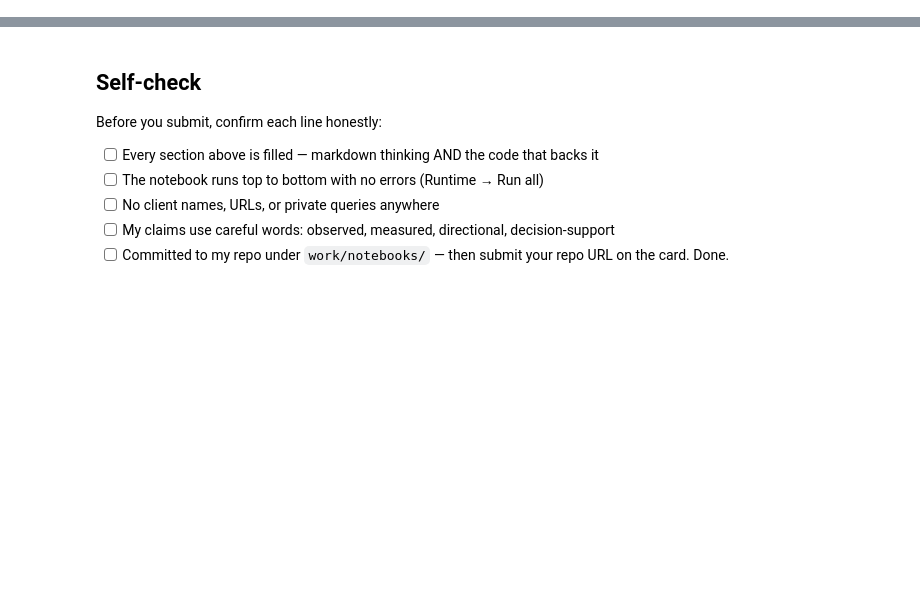
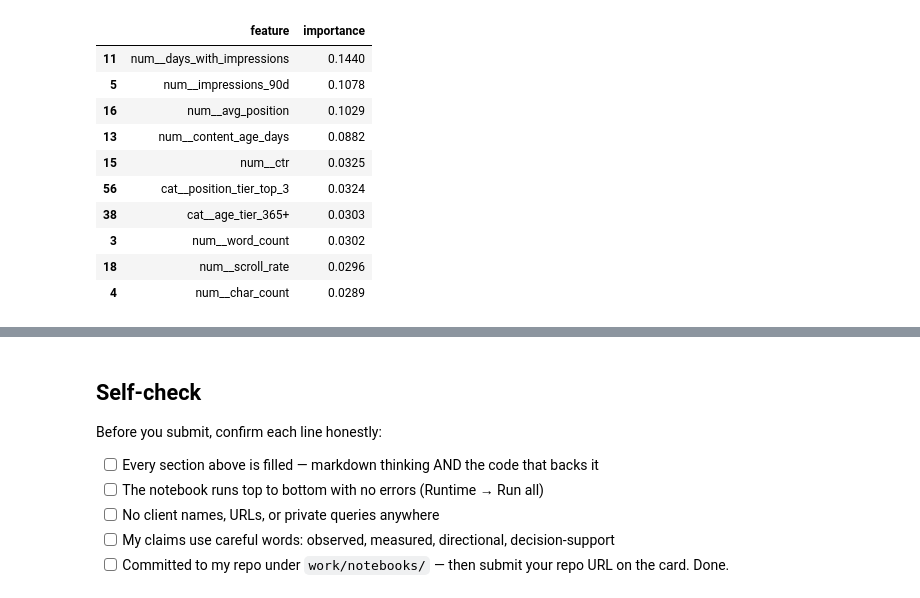
Before and after one commit to nancy121205/flyrank, a Jupyter notebook: work/notebooks/w05_model.ipynb, the cells around one changed output, grey strips where cells are left out. Cells and saved outputs as stored; diff of their text form; code cells hidden in the pictures; blank space fills up the shorter version.

```diff
--- a/work/notebooks/w05_model.ipynb
+++ b/work/notebooks/w05_model.ipynb
@@ -36,0 +15,8 @@ This skeleton is yours to fill. Work the sections **in order** — each one has
+# %%
+RANDOM_STATE = 42
+TEST_CLIENT_FRACTION = 0.20
+K_VALUES = (20, 50)
+
+print("Methods: Logistic Regression and Random Forest")
+print("Ranking metrics: Precision@20 and Precision@50")
+print("Random seed:", RANDOM_STATE)
@@ -36,0 +280,61 @@ This skeleton is yours to fill. Work the sections **in order** — each one has
+# %%
+# Select the Random Forest for an interpretable first error review.
+chosen_name = "Random Forest"
+chosen_scores = predictions[chosen_name]
+
+error_review = test[
+    ["content_id", "client_id", "is_declining_label"]
+].copy()
+error_review["model_score"] = chosen_scores
+error_review["rank"] = (
+    error_review["model_score"]
+    .rank(method="first", ascending=False)
+    .astype(int)
+)
+
+# False positives: ranked highly but proxy label is 0.
+false_positives = error_review[
+    error_review["is_declining_label"].eq(0)
+].sort_values("rank").head(3).copy()
+false_positives["error_type"] = "high-ranked, proxy-negative"
+
+# False negatives: proxy label is 1 but ranked lower.
+false_negatives = error_review[
+    error_review["is_declining_label"].eq(1)
+].sort_values("rank", ascending=False).head(3).copy()
+false_negatives["error_type"] = "low-ranked, proxy-positive"
+
+print("Potential false positives:")
+display(false_positives)
+
+print("Potential false negatives:")
+display(false_negatives)
+
+# Feature importance from the fitted Random Forest.
+rf = models["Random Forest"]
+feature_names = rf.named_steps["prep"].get_feature_names_out()
+importance = rf.named_steps["model"].feature_importances_
+
+importance_df = (
+    pd.DataFrame({
+        "feature": feature_names,
+        "importance": importance,
+    })
+    .sort_values("importance", ascending=False)
+)
+
+print("Top 10 model features:")
+display(importance_df.head(10).round(4))
+
+# Save comparison and error review outputs.
+from pathlib import Path
+
+out_dir = Path("work/outputs")
+out_dir.mkdir(parents=True, exist_ok=True)
+
+results_df.to_csv(out_dir / "ml08_model_comparison.csv", index=False)
+error_review.to_csv(out_dir / "ml08_test_predictions.csv", index=False)
+importance_df.to_csv(out_dir / "ml08_feature_importance.csv", index=False)
+
+print("Saved comparison, test predictions, and feature importance.")
+# %% [output]
@@ -36,0 +352,11 @@ This skeleton is yours to fill. Work the sections **in order** — each one has
+|  | feature | importance |
+| 11 | num__days_with_impressions | 0.1440 |
+| 5 | num__impressions_90d | 0.1078 |
+| 16 | num__avg_position | 0.1029 |
+| 13 | num__content_age_days | 0.0882 |
+| 15 | num__ctr | 0.0325 |
+| 56 | cat__position_tier_top_3 | 0.0324 |
+| 38 | cat__age_tier_365+ | 0.0303 |
+| 3 | num__word_count | 0.0302 |
+| 18 | num__scroll_rate | 0.0296 |
+| 4 | num__char_count | 0.0289 |
```
Also changed, not shown: parts of 16 cells of this notebook.
